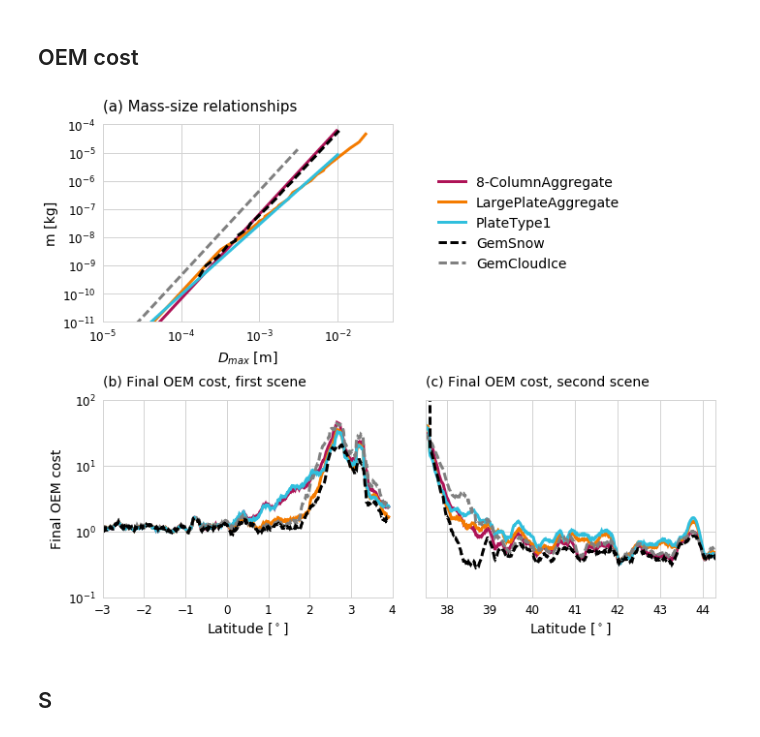
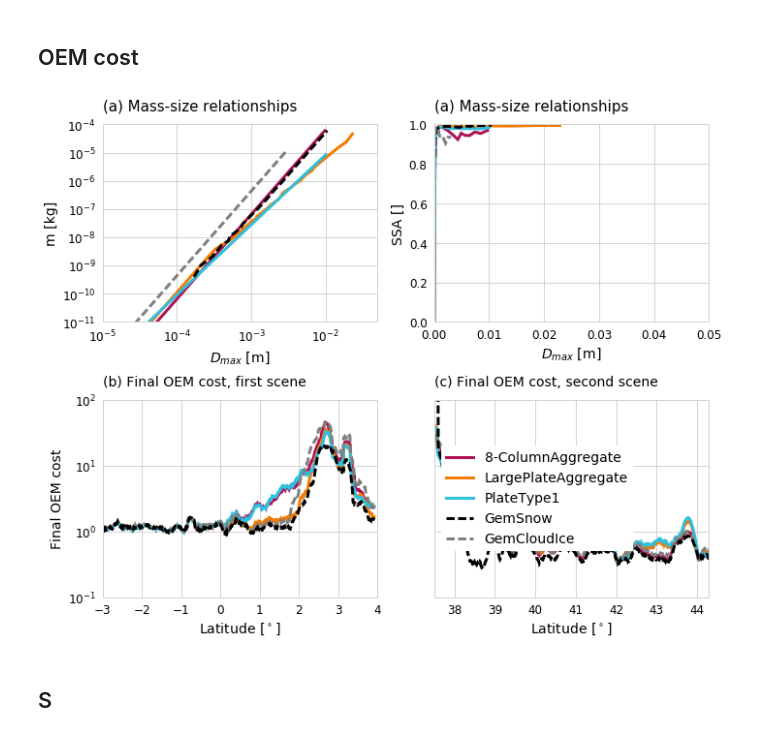
Before and after one commit to simonpf/mcrf, a Jupyter notebook: notebooks/liras/combined_results.ipynb, the cells around one changed output. Saved outputs shown, nothing was run; the diff lists cells and outputs as text; code cells hidden in the pictures.

```diff
--- a/notebooks/liras/combined_results.ipynb
+++ b/notebooks/liras/combined_results.ipynb
@@ -67,7 +95,7 @@ pt1 = getattr(ssdb, "PlateType1")
 gg  = getattr(ssdb, "GemGraupel")
 
 from matplotlib.gridspec import GridSpec
-f = plt.figure(figsize = (10, 8))
+fig = plt.figure(figsize = (10, 8))
 gs = GridSpec(2, 2)
 
 #
@@ -111,6 +139,47 @@ for tick in ax.yaxis.get_major_ticks():
     tick.label.set_fontsize(12)
 
 ax.set_title("(a) Mass-size relationships", loc = "left", fontsize = 15)
+
+#
+# Single scattering albedo.
+#
+
+ax = plt.subplot(gs[0, 1])
+f = 448e9
+handles = []
+x = np.array([d.diameter_max for d in eca.meta_data])
+y = get_ssa(eca, f)
+handles += ax.plot(x, y, label = "8-ColumnAggregate", lw = 3)
+
+x = np.array([d.diameter_max for d in lpa.meta_data])
+y = get_ssa(lpa, f)
+handles += ax.plot(x, y, label = "LargePlateAggregate", lw = 3)
+
+x = np.array([d.diameter_max for d in pt1.meta_data])
+y = get_ssa(pt1, f)
+handles += ax.plot(x, y, label = "PlateType1", lw = 3)
+
+x = np.array([d.diameter_max for d in gs_m])
+y = get_ssa_gs(f)
+handles += ax.plot(x, y, label = "GemSnow", lw = 3, ls = "--", c = "k")
+
+x = np.array([d.diameter_max for d in gci_m])
+y = get_ssa_gci(f)
+handles += ax.plot(x, y, label = "GemCloudIce", lw = 3, ls = "--", c = "grey")
+
+ax.set_xlim([1e-5, 5e-2])
+ax.set_ylabel("SSA []", fontsize = 14)
+ax.set_xlabel("$D_{max}$ [m]", fontsize = 14)
+ax.set_ylim([0, 1])
+
+for tick in ax.xaxis.get_major_ticks():
+    tick.label.set_fontsize(12)
+
+for tick in ax.yaxis.get_major_ticks():
+    tick.label.set_fontsize(12)
+
+ax.set_title("(a) Mass-size relationships", loc = "left", fontsize = 15)
+
 
 #
 # OEM cost
@@ -167,37 +236,37 @@ for h, c, ls in zip(hs, cs, lss):
     y = np.convolve(y, np.ones(20) / 20.0, mode = "valid")
     x = np.convolve(lats, np.ones(20) / 20.0, mode = "valid")
     ax.plot(x, y, alpha = 1.0, c = c, ls = ls, lw = 3)
     ax.set_ylim([1e-1, 100])
 
 ax.set_yscale("log")
 ax.set_xlabel("Latitude [$^\circ$]", fontsize = 14)
 ax.set_yticklabels([])
 ax.set_xlim([37.5, 44.3])
 
 for tick in ax.xaxis.get_major_ticks():
     tick.label.set_fontsize(12)
 
 for tick in ax.yaxis.get_major_ticks():
     tick.label.set_fontsize(12)
 
 
 ax.set_title("(c) Final OEM cost, second scene", loc = "left", fontsize = 14)
 
 
 #
 # Legend
 #
 
-ax = plt.subplot(gs[0, 1])
-ax.set_axis_off()
+#ax = plt.subplot(gs[0, 1])
+#ax.set_axis_off()
 
 labels = ["8-ColumnAggregate", "LargePlateAggregate", "PlateType1", "GemSnow", "GemCloudIce"]
 ax.legend(loc = "center left", handles = handles, labels = labels, fontsize = 14)
 
 plt.tight_layout()
-f.savefig("../../plots/costs.pdf", bbox_inches = "tight")
+fig.savefig("../../plots/costs.pdf", bbox_inches = "tight")
 # %% [output]
-[figure, old version]
+[figure, new version]
 # %% [markdown]
 ## S
 # %%
```
Also changed, not shown: parts of 6 cells of this notebook, 3 other files.
